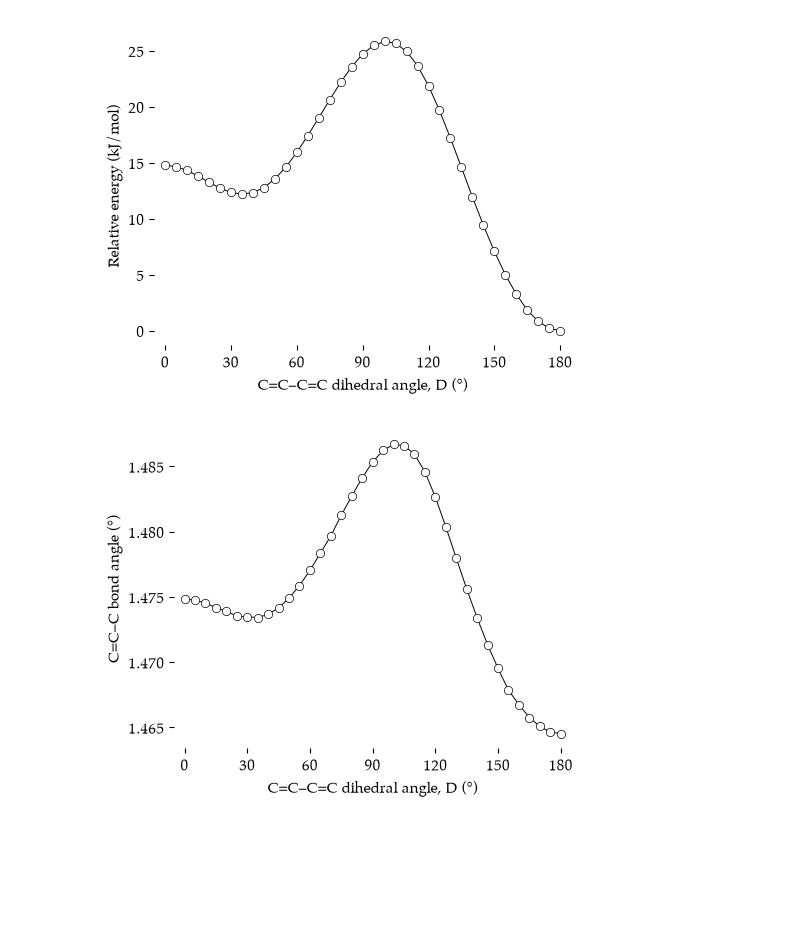
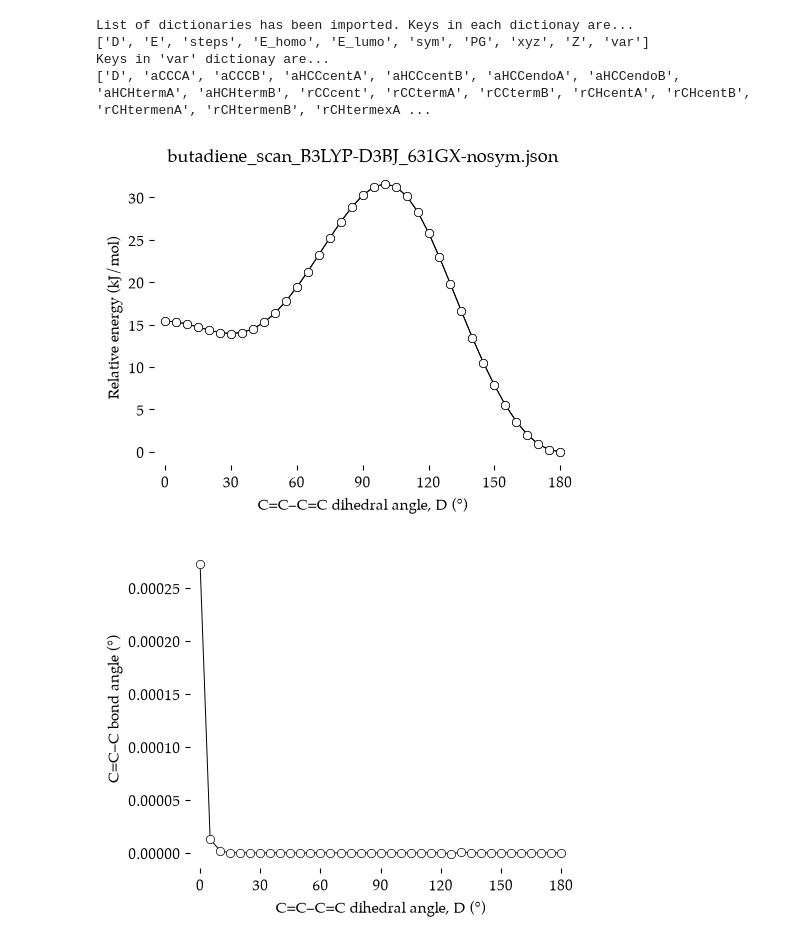
Before and after one commit to blinkletter/UsingPsi4v2, a Jupyter notebook: ch4/4C-butadiene/butadiene_plots.ipynb, the cells around one changed output. Cells and saved outputs as stored; diff of their text form; code cells hidden in the pictures; blank space fills up the shorter version.

Commit message:
plotting started

```diff
--- a/ch4/4C-butadiene/butadiene_plots.ipynb
+++ b/ch4/4C-butadiene/butadiene_plots.ipynb
@@ -93,42 +121,85 @@ List of dictionaries has been imported. Keys in each dictionay are...
+# %%
+#name = "butadiene_scan_HF_631.json"
+#name = "butadiene_scan_B3LYP-D3BJ_631GX.json"
+#name = "butadiene_scan_HF_631-nosym.json"
+name = "butadiene_scan_B3LYP-D3BJ_631GX-nosym.json"
+
+
+
+# recreate the result object from the json file
+data_dir = Path("data")
+with open(data_dir / name) as f:
+    scan2 = json.load(f)            # load data into the object named 'scan'
+
+# print out the labels for the contents of the loaded data object
+print("List of dictionaries has been imported. Keys in each dictionay are... ")
+print(list(scan2[0].keys()))
+print("Keys in 'var' dictionay are... ")
+print(list(scan2[0]["var"].keys()))
+# %% [output]
+List of dictionaries has been imported. Keys in each dictionay are...
+['D', 'E', 'steps', 'E_homo', 'E_lumo', 'sym', 'PG', 'xyz', 'Z', 'var']
+Keys in 'var' dictionay are...
+['D', 'aCCCA', 'aCCCB', 'aHCCcentA', 'aHCCcentB', 'aHCCendoA', 'aHCCendoB', 'aHCHtermA', 'aHCHtermB', 'rCCcent', 'rCCtermA', 'rCCtermB', 'rCHcentA', 'rCHcentB', 'rCHtermenA', 'rCHtermenB', 'rCHtermexA ...
 # %%
+plt.style.use("../../styles/tufte.mplstyle")
+fig, ax = plt.subplots(nrows=1, ncols=1, figsize=(5,4))
+
+
 scan.sort(key=lambda point: point["D"])          # make sure points are in order of D
-
 Ds = [point["D"] for point in scan]
 Es = [point["E"] for point in scan]              # hartree
 E_min = min(Es)
 E_rel = [(E - E_min) * 2625.5 for E in Es]       # kJ/mol relative to the lowest point
 
-plt.style.use("../../styles/tufte.mplstyle")
-fig, ax = plt.subplots(nrows=1, ncols=1, figsize=(5,4))
-ax.plot(Ds, E_rel, color="black", linewidth=0.7, zorder=1)
-ax.plot(Ds, E_rel, linestyle="none", marker="o", markerfacecolor="white",
-        markeredgecolor="black", markeredgewidth=0.5, zorder=2)
+ax.plot(Ds, E_rel, color="black", linewidth=0.7,
+        marker="o", markerfacecolor="white",
+        markeredgecolor="black", markeredgewidth=0.5,
+        zorder=2)
+
+scan2.sort(key=lambda point: point["D"])          # make sure points are in order of D
+Ds = [point["D"] for point in scan2]
+Es = [point["E"] for point in scan2]              # hartree
+E_min = min(Es)
+E_rel = [(E - E_min) * 2625.5 for E in Es]       # kJ/mol relative to the lowest point
+
+ax.plot(Ds, E_rel, color="black", linewidth=0.7,
+        marker="o", markerfacecolor="white",
+        markeredgecolor="black", markeredgewidth=0.5,
+        zorder=2)
+
+
 ax.set_xlabel("C=C–C=C dihedral angle, D (°)")
 ax.set_ylabel("Relative energy (kJ/mol)")
 ax.set_xlim(-5, 185)
 ax.set_xticks([0,30,60,90,120,150,180])
+ax.set_title(name)
 
 plt.show()
 # %% [output]
-[figure, old version]
+[figure, new version]
 # %%
-scan.sort(key=lambda point: point["D"])          # make sure points are in order of D
-
+diff_var1 = "rCCterm"
+diff_var2 = "rCCtermB"
 Ds = [point["D"] for point in scan]
-As = [point["var"]["rCCcent"] for point in scan]              # hartree
+As = np.array([point["var"][diff_var1] for point in scan]) \
+      - np.array([point["var"][diff_var2] for point in scan2])
 
 plt.style.use("../../styles/tufte.mplstyle")
 fig, ax = plt.subplots(nrows=1, ncols=1, figsize=(5,4))
-ax.plot(Ds, As, color="black", linewidth=0.7, zorder=1)
-ax.plot(Ds, As, linestyle="none", marker="o", markerfacecolor="white",
-        markeredgecolor="black", markeredgewidth=0.5, zorder=2)
+ax.plot(Ds, As,
+        color="black", linewidth=0.7,
+        linestyle="-", marker="o", markerfacecolor="white",
+        markeredgecolor="black", markeredgewidth=0.5,
+        zorder=2)
+
 ax.set_xlabel("C=C–C=C dihedral angle, D (°)")
 ax.set_ylabel("C=C–C bond angle (°)")
 ax.set_xlim(-5, 185)
 ax.set_xticks([0,30,60,90,120,150,180])
 #ax.set_ylim(123.9, 127.3)
 #ax.set_yticks([124,125,126,127])
 
 plt.show()
 # %% [output]
-[figure, old version]
+[figure, new version]
```
Also changed, not shown: parts of 6 cells of this notebook, 9 other files.
